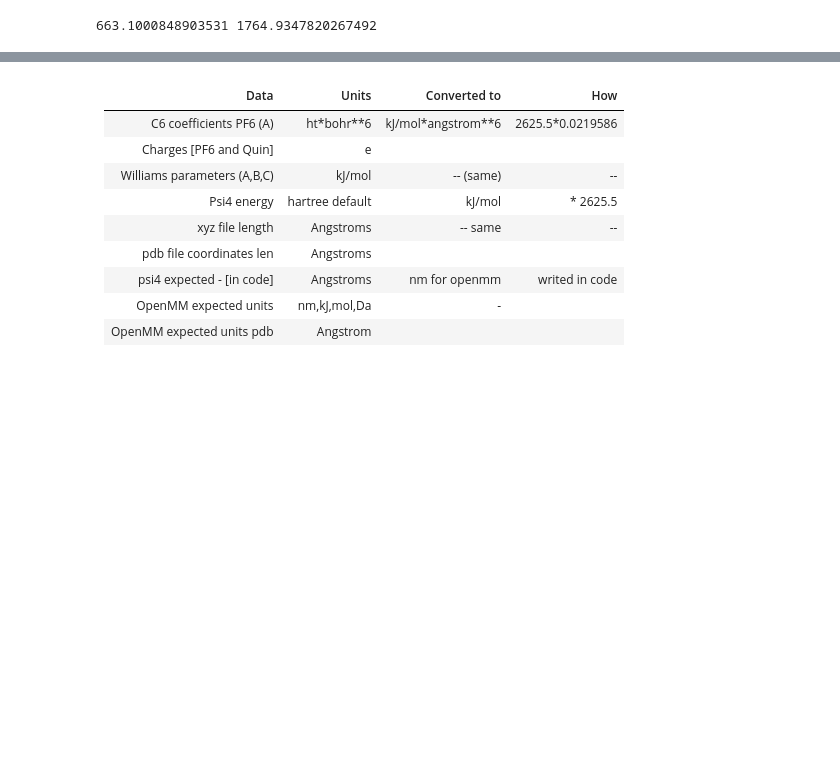
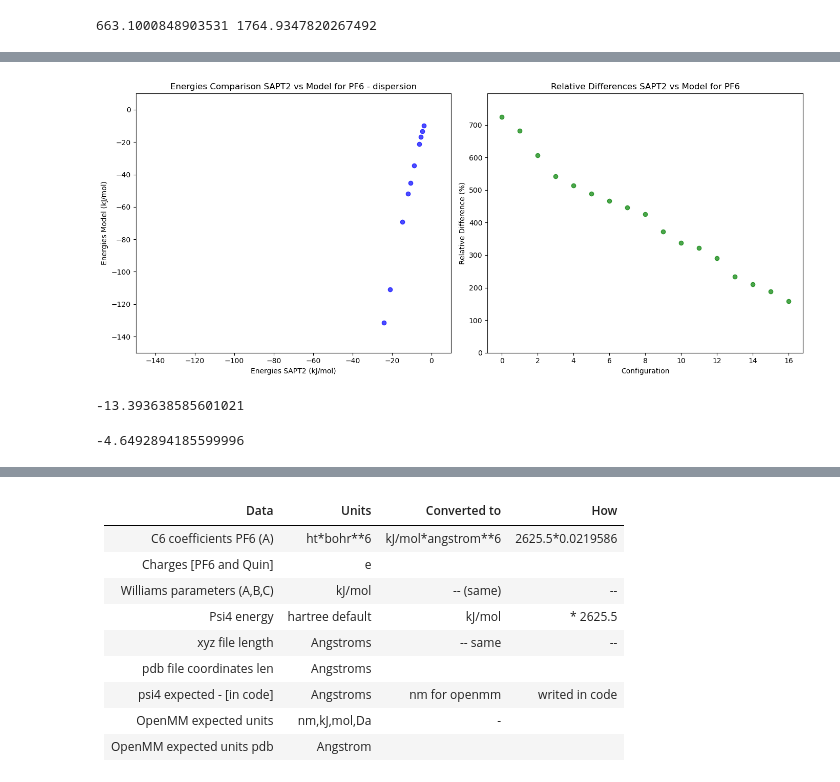
Before and after one commit to MiguelChavez98/QM_Project, a Jupyter notebook: oop_molecules.ipynb, the cells around one changed output, grey strips where cells are left out. Saved outputs shown, nothing was run; the diff lists cells and outputs as text; code cells hidden in the pictures; blank space fills up the shorter version.

```diff
--- a/oop_molecules.ipynb
+++ b/oop_molecules.ipynb
@@ -1026,6 +1098,46 @@ Información completa del resultado:
 # Finish dispersion #####
 ## Optimization##########
 #########################
+# %%
+energies_sapt2_pf6_pf6_disp = np.array(pf6_pf6_1_induction_energies[6:])  # Lista de energías SAPT2 en kJ/mol
+pf6_pf6_disp_energy_predicted = np.array([ dimer.disp_energy() for dimer in pf6_pf6_1_dimer_set[6:]])  # Lista de energías predichas en kJ/mol
+
+# Calcular las diferencias relativas
+relative_diffs = np.abs((pf6_pf6_disp_energy_predicted - energies_sapt2_pf6_pf6_disp) / energies_sapt2_pf6_pf6_disp) * 100
+
+# Crear el gráfico de dispersión
+plt.figure(figsize=(14, 6))
+
+# Gráfico de dispersión de las energías
+plt.subplot(1, 2, 1)
+plt.scatter(energies_sapt2_pf6_pf6_disp, pf6_pf6_disp_energy_predicted, color='blue', alpha=0.7)
+plt.title('Energies Comparison SAPT2 vs Model for PF6 - dispersion')
+plt.xlabel('Energies SAPT2 (kJ/mol)')
+plt.ylabel('Energies Model (kJ/mol)')
+plt.xlim(-150, 10)  # Establecer límites en el eje x
+plt.ylim(-150, 10) # Establecer límites en el eje y
+
+# Gráfico de dispersión de las diferencias relativas
+plt.subplot(1, 2, 2)
+plt.scatter(range(len(relative_diffs)), relative_diffs, color='green', alpha=0.7)
+plt.title('Relative Differences SAPT2 vs Model for PF6')
+plt.xlabel('Configuration')
+plt.ylabel('Relative Difference (%)')
+plt.ylim(0, max(relative_diffs) * 1.1)  # Establecer límites en el eje y
+
+# Mostrar el gráfico
+plt.tight_layout()
+plt.show()
+# %% [output]
+[figure, added]
+# %%
+pf6_pf6_1_dimer_set[21].disp_energy()
+# %% [output]
+-13.393638585601021
+# %%
+pf6_pf6_1_induction_energies[21]
+# %% [output]
+-4.6492894185599996
 # %%
 ###########################
 ##### exp part optimi #####
```
Also changed, not shown: parts of 31 cells of this notebook, 2 other files.
